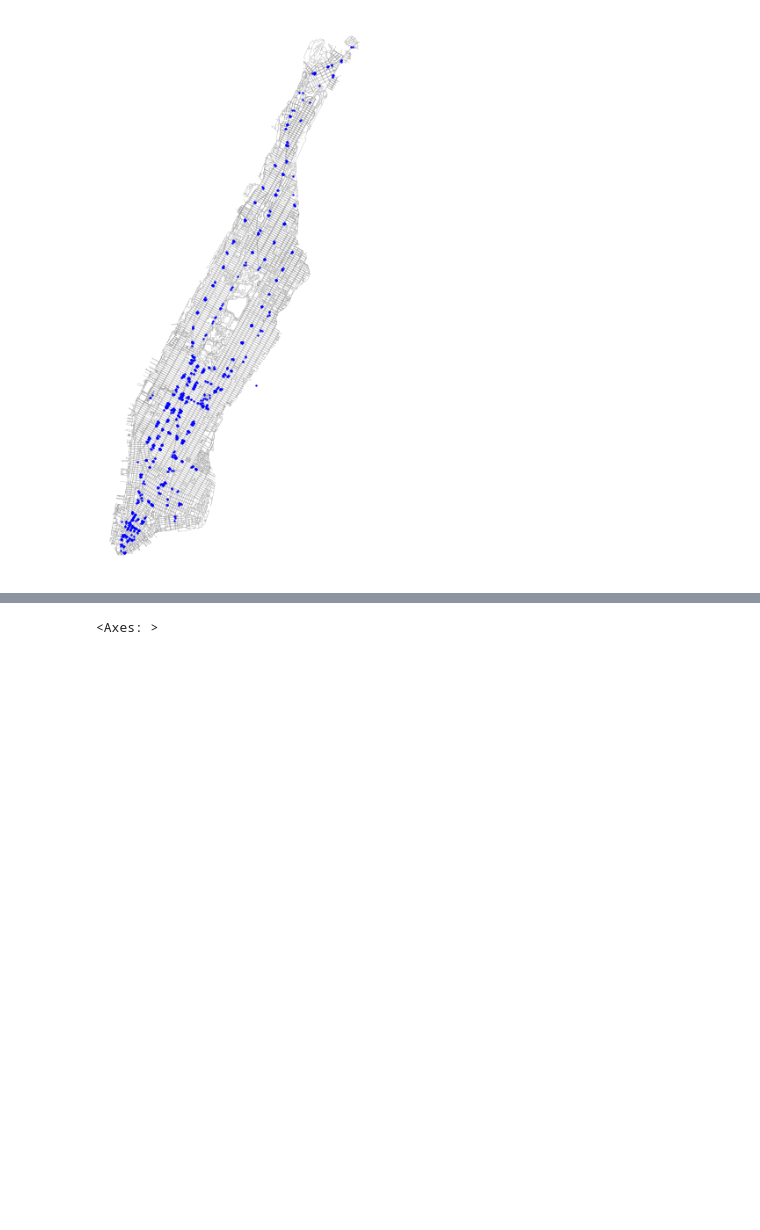
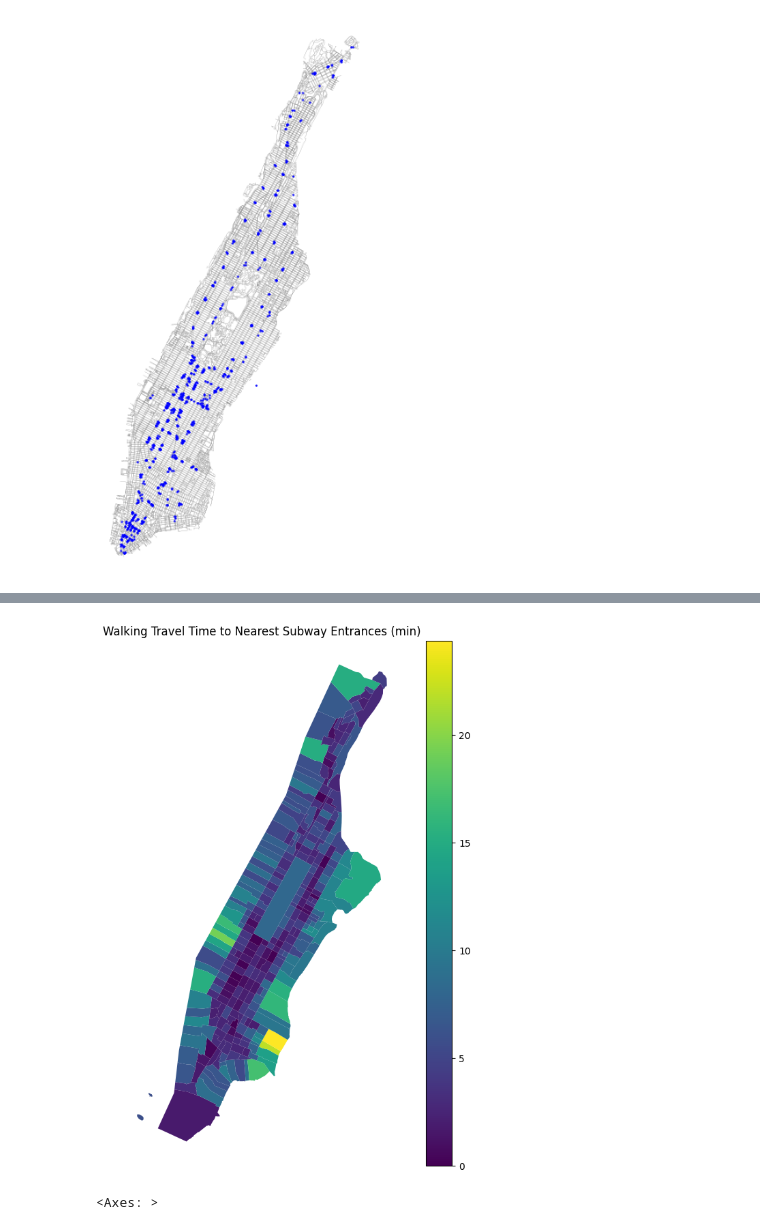
Before and after one commit to Sidbaobao/Final_project_data__science, a Jupyter notebook: sm2986_HW5 collaboration.ipynb, the cells around one changed output, grey strips where cells are left out. Cells and saved outputs as stored; diff of their text form; code cells hidden in the pictures; blank space fills up the shorter version.

```diff
--- a/sm2986_HW5 collaboration.ipynb
+++ b/sm2986_HW5 collaboration.ipynb
@@ -469,0 +518,4 @@ gdf_subway.plot(ax=ax, color='blue', markersize = 0.5)
+# %%
+nearest_time = nx.multi_source_dijkstra_path_length(A, subway_nodes, weight = "travel_time")
+tract_to_subway = {a: nearest_time.get(a) for a in tract_nodes}
+tract_to_subway
@@ -469,0 +540,3 @@ gdf_subway.plot(ax=ax, color='blue', markersize = 0.5)
+# %%
+tract_to_subway = pd.DataFrame(list(tract_to_subway.items()))
+tract_to_subway.head()
@@ -469,0 +550,6 @@ gdf_subway.plot(ax=ax, color='blue', markersize = 0.5)
+# %%
+tract_to_subway = tract_to_subway.rename(columns = {
+                        0:"nearest_nodes",
+                        1:"travel_time"}
+)
+tract_to_subway.sort_values(by="travel_time")
@@ -469,0 +570,4 @@ gdf_subway.plot(ax=ax, color='blue', markersize = 0.5)
+# %%
+tract_subway = pd.merge(left=ny_df_tracts, right=tract_to_subway, on='nearest_nodes', how='left')
+tract_subway["travel_minute_subway"] = tract_subway["travel_time"] / 60
+tract_subway.head()
@@ -470,3 +582,11 @@ gdf_subway.plot(ax=ax, color='blue', markersize = 0.5)
+# %%
+fig, ax = plt.subplots(figsize = (10,10))
+tract_subway.plot(ax=ax,column = 'travel_minute_subway', legend=True)
+ax.set_title("Walking Travel Time to Nearest Subway Entrances (min)")
+ax.set_axis_off()
+plt.show()
+# %% [output]
+[figure, added]
 # %%
 tags_bicycle = {'amenity' : 'bicycle_rental'}
 gdf_bicycle = ox.features.features_from_place(place, tags_bicycle)
```
Also changed, not shown: parts of 70 cells of this notebook.
